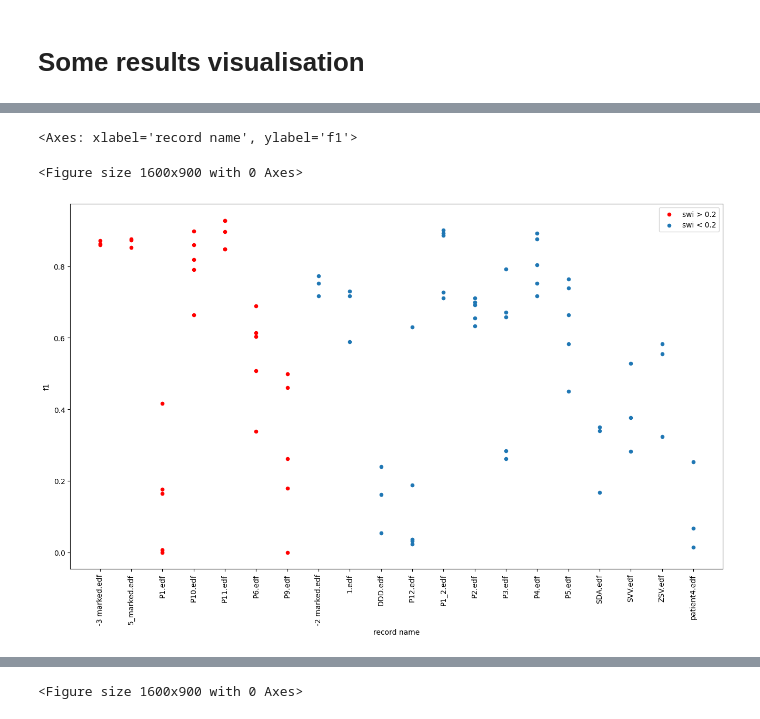
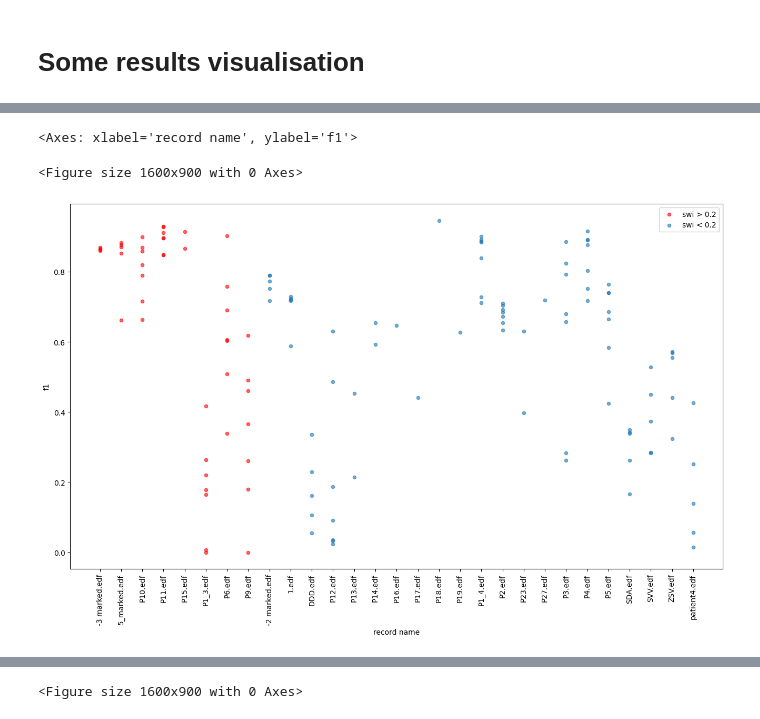
Before and after one commit to NikolayGromov/extreme-events, a Jupyter notebook: EEG seizure/EpiActivity/Таблица результатов по кроссвалидации.ipynb, the cells around one changed output, grey strips where cells are left out. Saved outputs shown, nothing was run; the diff lists cells and outputs as text; code cells hidden in the pictures.

```diff
--- a/EEG seizure/EpiActivity/Таблица результатов по кроссвалидации.ipynb
+++ b/EEG seizure/EpiActivity/Таблица результатов по кроссвалидации.ipynb
@@ -48,10 +56,10 @@ df
 # %% [markdown]
 # Some results visualisation
 # %%
-exp_names = ["20RecordsNormalizedRightFreq", "20RecordsNormalizedRightFreqOnlyMoscow",
-            "20RecordsNormalizedRightFreqSNEO&MC", "20RecordsNormalized", "MoscowRecordsNormalizedRightFreqSNEO&MC"]
+exp_names = ["32MultyLeadsRecords", "32MultyLeadsRecordsOptuna", "28RecordsNormalizedRightFreq", "28RecordsMultiElectrodelabels",
+            "20RecordsNormalizedRightFreqSNEO&MC", "28MultyLeadsRecords", "MoscowRecordsNormalizedRightFreqSNEO&MC", "24RecordsNormalizedRightFreq"]
 # %%
-df = pd.DataFrame(columns=['record name', 'exp name', 'precision', 'recall', "f1", "best epoch", "swi"])
+df = pd.DataFrame(columns=['record name', 'exp name', 'precision', 'recall', "f1", "best epoch", "swi", "swi_pred"])
 # %%
 def GetAllTableValues(rows, exp_name):
     name = rows[0].split("/")[1].split("=")[0]
@@ -72,12 +80,18 @@ for exp_name in exp_names:
             be_f = open(path + exp_name + "/" + split + "/BestEpoch.txt", 'r')
             be = int(be_f.read())
             swi_f = open(path + exp_name + "/" + split + "/SWITrue", 'r')
+            swi_p = open(path + exp_name + "/" + split + "/SWIPred", 'r')
+
             swi_text = swi_f.read()
             swi = float(swi_text.split("\n")[0])
-            df.loc[len(df)] = list(GetAllTableValues(text.split("\n")[:4], exp_name)) + [be, swi]
+
+            swi_text_pred = swi_p.read()
+            swi_pred = float(swi_text_pred.split("\n")[0])
+            df.loc[len(df)] = list(GetAllTableValues(text.split("\n")[:4], exp_name)) + [be, swi, swi_pred]
             if len(text.split("\n")) > 9:
                 swi = float(swi_text.split("\n")[1])
-                df.loc[len(df)] = list(GetAllTableValues(text.split("\n")[4:8], exp_name)) + [be, swi]
+                swi_pred = float(swi_text_pred.split("\n")[1])
+                df.loc[len(df)] = list(GetAllTableValues(text.split("\n")[4:8], exp_name)) + [be, swi, swi_pred]
 
 
 #             precision.append(float(text.split("\n")[-4].split(" ")[2]))
@@ -125,0 +123,2 @@ df[(1- df["record name"].str.match('P')).astype("bool")].plot(x="record name", y
+# %%
+df['record name'] = df['record name'].replace({'P1.edf': 'P1_3.edf', "P1_2.edf": "P1_4.edf"})
@@ -126,10 +154,10 @@ df[(1- df["record name"].str.match('P')).astype("bool")].plot(x="record name", y
 # %%
 plt.figure(figsize=(16, 9))
 plt.rcParams["figure.figsize"] = [16, 9]
-ax = df[df["swi"] > 0.2].plot(x="record name", y = "f1", kind="scatter", rot=90, color="red", label="swi > 0.2")
-df[df["swi"] < 0.2].plot(x="record name", y = "f1", kind="scatter", rot=90, ax=ax, label="swi < 0.2")
+ax = df[df["swi"] >= 0.2].plot(x="record name", y = "f1", kind="scatter", rot=90, color="red", label="swi > 0.2", alpha=0.6)
+df[df["swi"] < 0.2].plot(x="record name", y = "f1", kind="scatter", rot=90, ax=ax, label="swi < 0.2", alpha=0.6)
 # %% [output]
 <Axes: xlabel='record name', ylabel='f1'>
 <Figure size 1600x900 with 0 Axes>
-[figure, old version]
+[figure, new version]
 # %%
```
Also changed, not shown: parts of 20 cells of this notebook, 17 other files.
